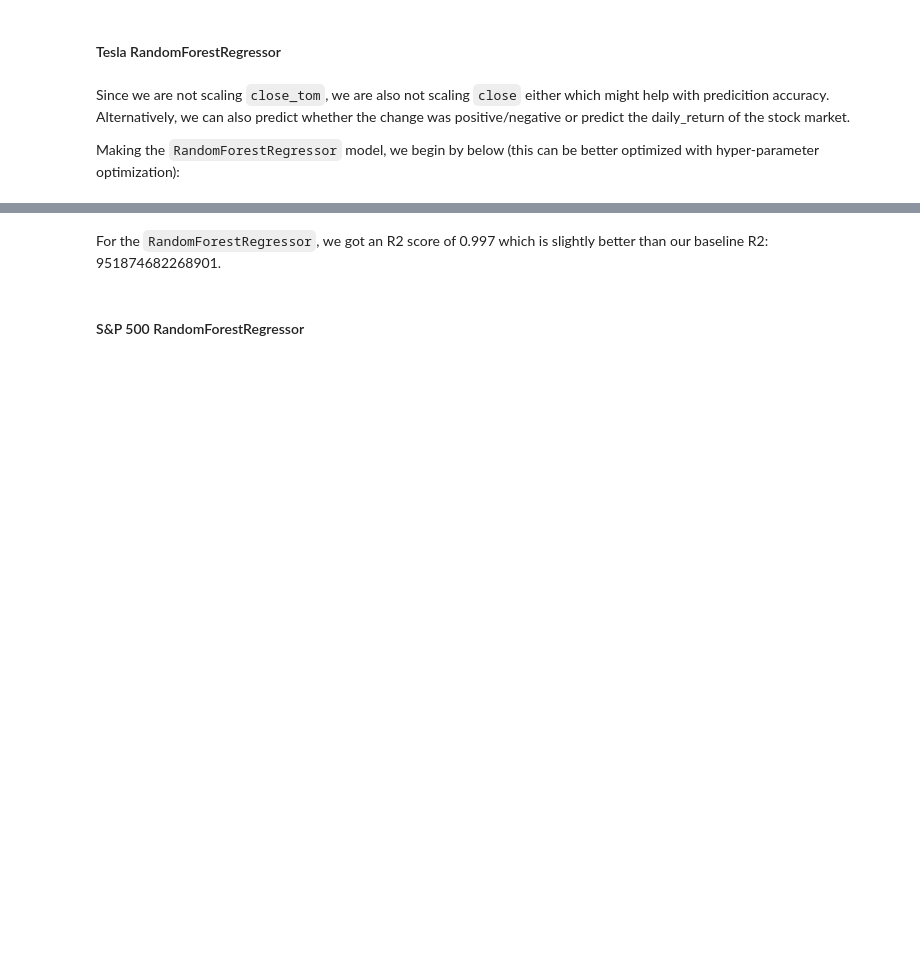
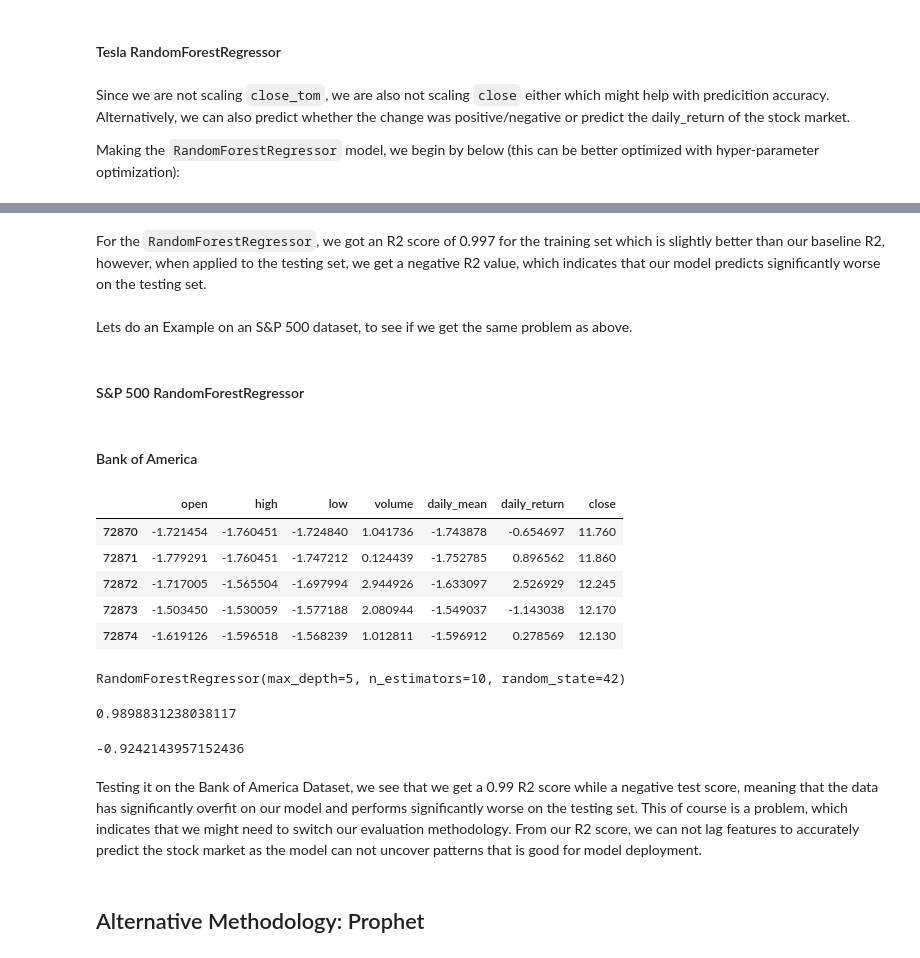
Before and after one commit to Vondent/stock-price-analysis, a Jupyter notebook: stock-price-analysis.ipynb, the cells around one changed output, grey strips where cells are left out. Saved outputs shown, nothing was run; the diff lists cells and outputs as text; code cells hidden in the pictures; blank space fills up the shorter version.

Commit message:
Tested R2 Score
-received negative r2 score, might need to change evaluation technique

```diff
--- a/stock-price-analysis.ipynb
+++ b/stock-price-analysis.ipynb
@@ -1278,4 +1282,40 @@ rfr.score(tesla_train_enc, tesla_y_train)
 # %% [markdown]
-For the `RandomForestRegressor`, we got an R2 score of 0.997 which is slightly better than our baseline R2: 951874682268901.
+For the `RandomForestRegressor`, we got an R2 score of 0.997 for the training set which is slightly better than our baseline R2, however, when applied to the testing set, we get a negative R2 value, which indicates that our model predicts significantly worse on the testing set.
+# %% [markdown]
+Lets do an Example on an S&P 500 dataset, to see if we get the same problem as above.
 # %% [markdown]
 #### S&P 500 RandomForestRegressor
+# %% [markdown]
+#### Bank of America
+# %%
+bac_train_enc, bac_y_train, bac_test_enc, bac_y_test = preprocess_features(bac_train, bac_test,
+                        numeric_features,
+                        categorical_features,
+                        keep_features,
+                        drop_features,
+                        target_feature)
+# %%
+bac_train_enc.head()
+# %% [output]
+|  | open | high | low | volume | daily_mean | daily_return | close |
+| 72870 | -1.721454 | -1.760451 | -1.724840 | 1.041736 | -1.743878 | -0.654697 | 11.760 |
+| 72871 | -1.779291 | -1.760451 | -1.747212 | 0.124439 | -1.752785 | 0.896562 | 11.860 |
+| 72872 | -1.717005 | -1.565504 | -1.697994 | 2.944926 | -1.633097 | 2.526929 | 12.245 |
+| 72873 | -1.503450 | -1.530059 | -1.577188 | 2.080944 | -1.549037 | -1.143038 | 12.170 |
+| 72874 | -1.619126 | -1.596518 | -1.568239 | 1.012811 | -1.596912 | 0.278569 | 12.130 |
+# %%
+rfr.fit(bac_train_enc, bac_y_train)
+# %% [output]
+RandomForestRegressor(max_depth=5, n_estimators=10, random_state=42)
+# %%
+rfr.score(bac_train_enc, bac_y_train)
+# %% [output]
+0.9898831238038117
+# %%
+rfr.score(bac_test_enc, bac_y_test)
+# %% [output]
+-0.9242143957152436
+# %% [markdown]
+Testing it on the Bank of America Dataset, we see that we get a 0.99 R2 score while a negative test score, meaning that the data has significantly overfit on our model and performs significantly worse on the testing set.  This of course is a problem, which indicates that we might need to switch our evaluation methodology.  From our R2 score, we can not lag features to accurately predict the stock market as the model can not uncover patterns that is good for model deployment.
+# %% [markdown]
+## Alternative Methodology: Prophet
```
Also changed, not shown: parts of 5 cells of this notebook.
